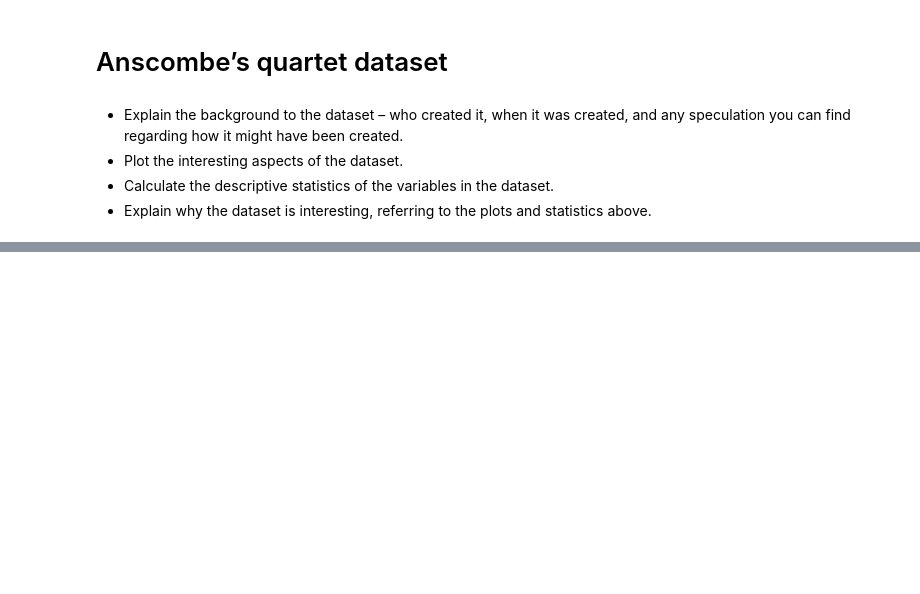
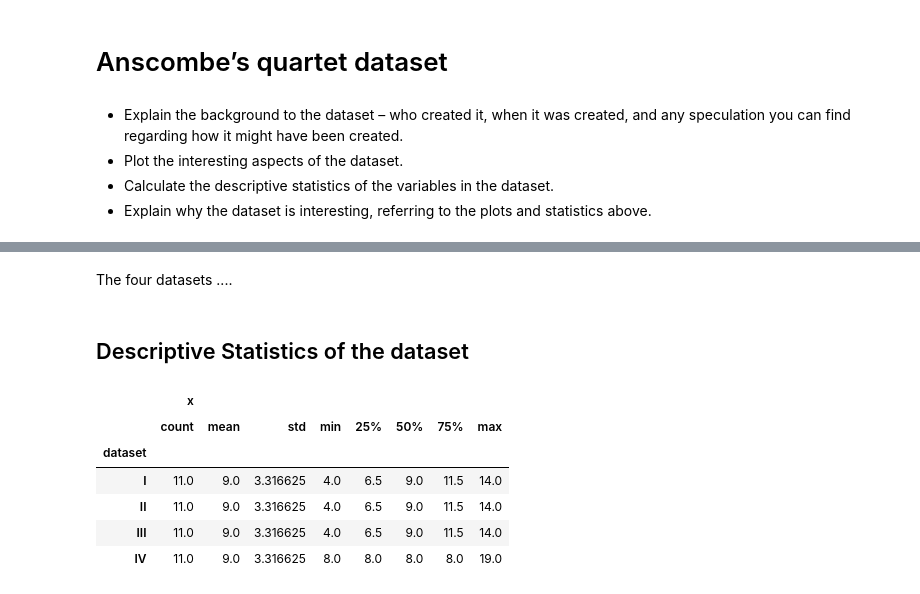
Before and after one commit to G00364778/52446_assignments, a Jupyter notebook: Anscombes Quartet dataset.ipynb, the cells around one changed output, grey strips where cells are left out. Saved outputs shown, nothing was run; the diff lists cells and outputs as text; code cells hidden in the pictures; blank space fills up the shorter version.

```diff
--- a/Anscombes Quartet dataset.ipynb
+++ b/Anscombes Quartet dataset.ipynb
@@ -15,0 +30,14 @@ It is not known how Anscombe came up with his datasets. It was probably a very t
+# %% [markdown]
+The four datasets ....
+# %% [markdown]
+## Descriptive Statistics of the dataset
+# %%
+anscombe.loc[:,['dataset','x']].groupby('dataset').describe()
+# %% [output]
+|  | x |  |  |  |  |  |  |  |
+|  | count | mean | std | min | 25% | 50% | 75% | max |
+| dataset |  |  |  |  |  |  |  |  |
+| I | 11.0 | 9.0 | 3.316625 | 4.0 | 6.5 | 9.0 | 11.5 | 14.0 |
+| II | 11.0 | 9.0 | 3.316625 | 4.0 | 6.5 | 9.0 | 11.5 | 14.0 |
+| III | 11.0 | 9.0 | 3.316625 | 4.0 | 6.5 | 9.0 | 11.5 | 14.0 |
+| IV | 11.0 | 9.0 | 3.316625 | 8.0 | 8.0 | 8.0 | 8.0 | 19.0 |
```
Also changed, not shown: parts of 7 cells of this notebook.
